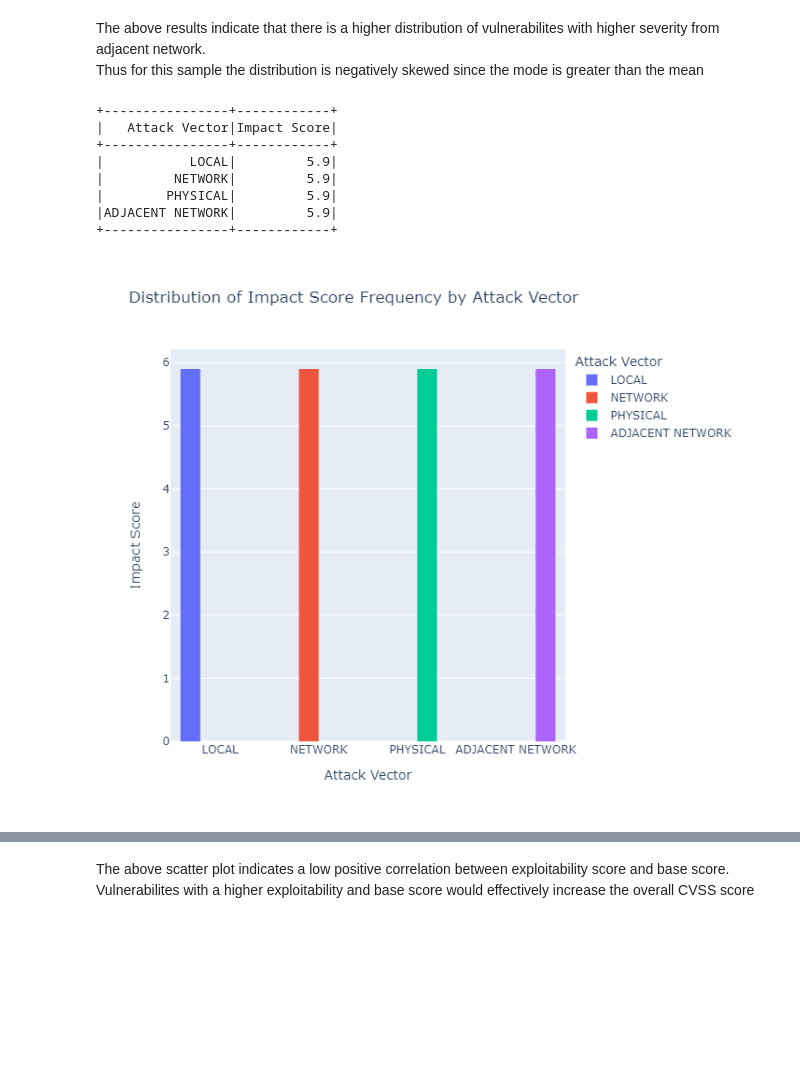
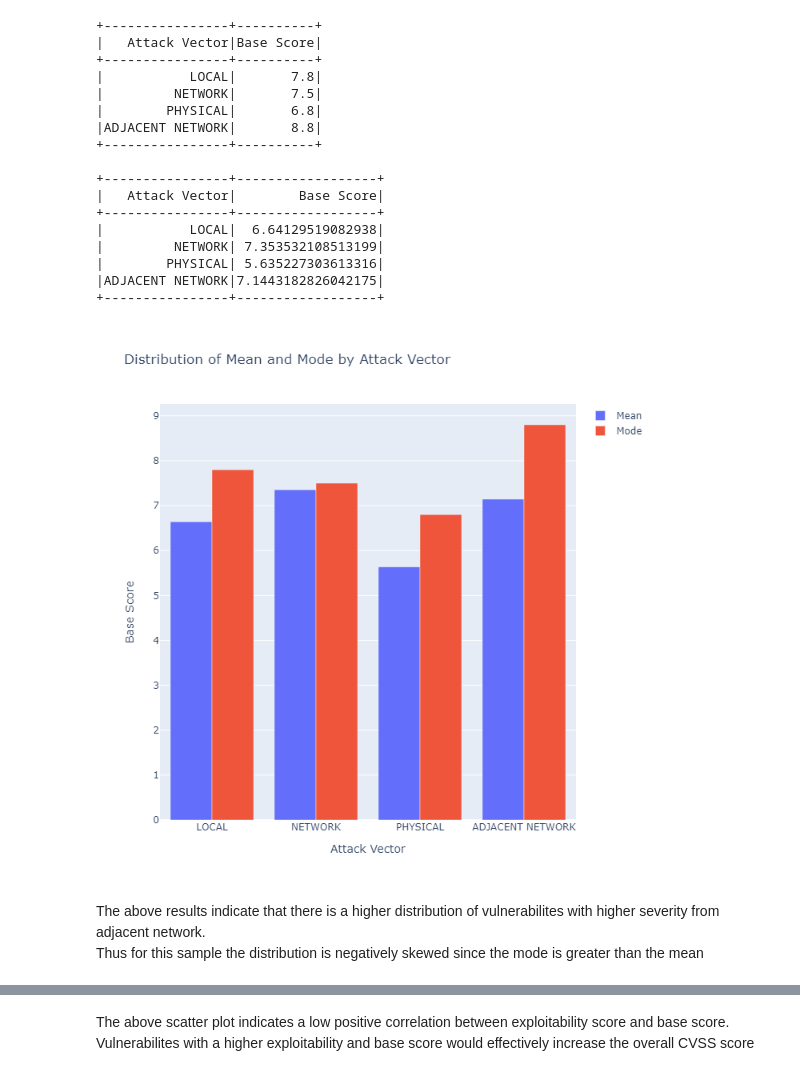
Before and after one commit to XvXAdrienXvX/VMAnalytics, a Jupyter notebook: Notebooks/demo.ipynb, the cells around one changed output, grey strips where cells are left out. Drawn from its saved outputs; the diff is of its cells as text; code cells hidden in the pictures; blank space fills up the shorter version.

```diff
--- a/Notebooks/demo.ipynb
+++ b/Notebooks/demo.ipynb
@@ -65,16 +70,39 @@ dt_analyzer.show_histogram(mean_df_base_score, "Attack Vector", "Base Score", 70
+# %%
+
+mode_df_base_score = dt_analyzer.calculate_mode_category(dataFrame, "attackVector", "baseScore", "Attack Vector", "Base Score")
+mean_df_base_score = dt_analyzer.calculate_mean_category(dataFrame, "attackVector", "baseScore", "Attack Vector", "Base Score")
+options = {
+    'xAxisLabel': "<span style='letter-spacing: 1.3px;'>Attack Vector</span>",
+    'yAxisLabel': "<span style='letter-spacing: 1.3px;'>Base Score</span>",
+    'width': 700,
+    'height': 700,
+    'title': "Distribution of Mean and Mode by Attack Vector",
+    'format': "png",
+    'font_size': 16,
+    'font_color': "black",
+    'value_color': "black",
+    'value_size': 12
+}
+dt_analyzer.show_go_bar_chart_mean_mode(mode_df_base_score, mean_df_base_score, "Attack Vector", "Base Score", options)
+# %% [output]
++----------------+----------+
+|   Attack Vector|Base Score|
++----------------+----------+
+|           LOCAL|       7.8|
+|         NETWORK|       7.5|
+|        PHYSICAL|       6.8|
+|ADJACENT NETWORK|       8.8|
++----------------+----------+
+
++----------------+------------------+
+|   Attack Vector|        Base Score|
++----------------+------------------+
+|           LOCAL|  6.64129519082938|
+|         NETWORK| 7.353532108513199|
+|        PHYSICAL| 5.635227303613316|
+|ADJACENT NETWORK|7.1443182826042175|
++----------------+------------------+
+[figure, added]
 # %% [markdown]
 The above results indicate that there is a higher distribution of vulnerabilites with higher severity from adjacent network. <br>
 Thus for this sample the distribution is negatively skewed since the mode is greater than the mean
-# %%
-mode_df_impact_score = dt_analyzer.calculate_mode_category(dataFrame, "attackVector", "impactScore", "Attack Vector", "Impact Score")
-dt_analyzer.show_histogram(mode_df_impact_score, "Attack Vector", "Impact Score", 700, 600, "Distribution of Impact Score Frequency by Attack Vector", "png")
-# %% [output]
-+----------------+------------+
-|   Attack Vector|Impact Score|
-+----------------+------------+
-|           LOCAL|         5.9|
-|         NETWORK|         5.9|
-|        PHYSICAL|         5.9|
-|ADJACENT NETWORK|         5.9|
-+----------------+------------+
-[figure, removed]
```
Also changed, not shown: parts of 18 cells of this notebook, 2 other files.
